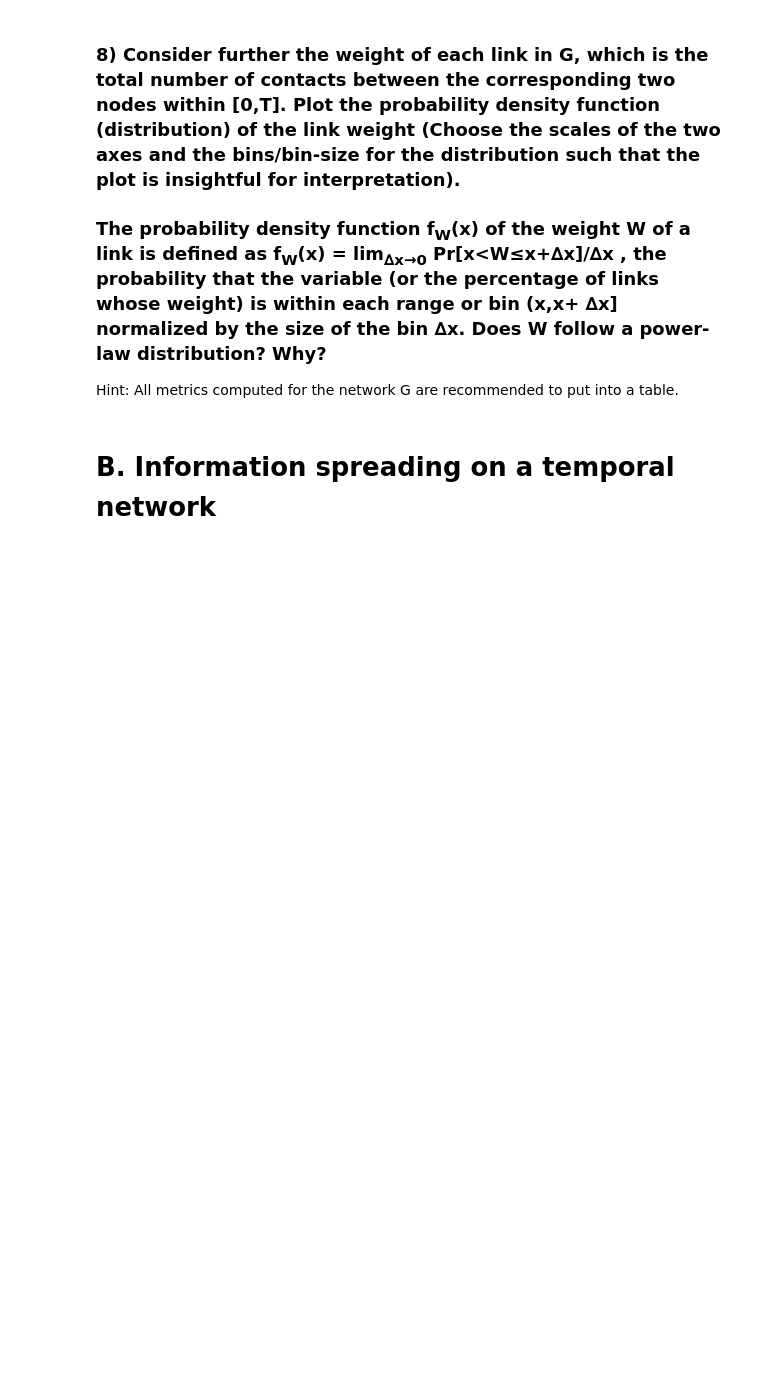
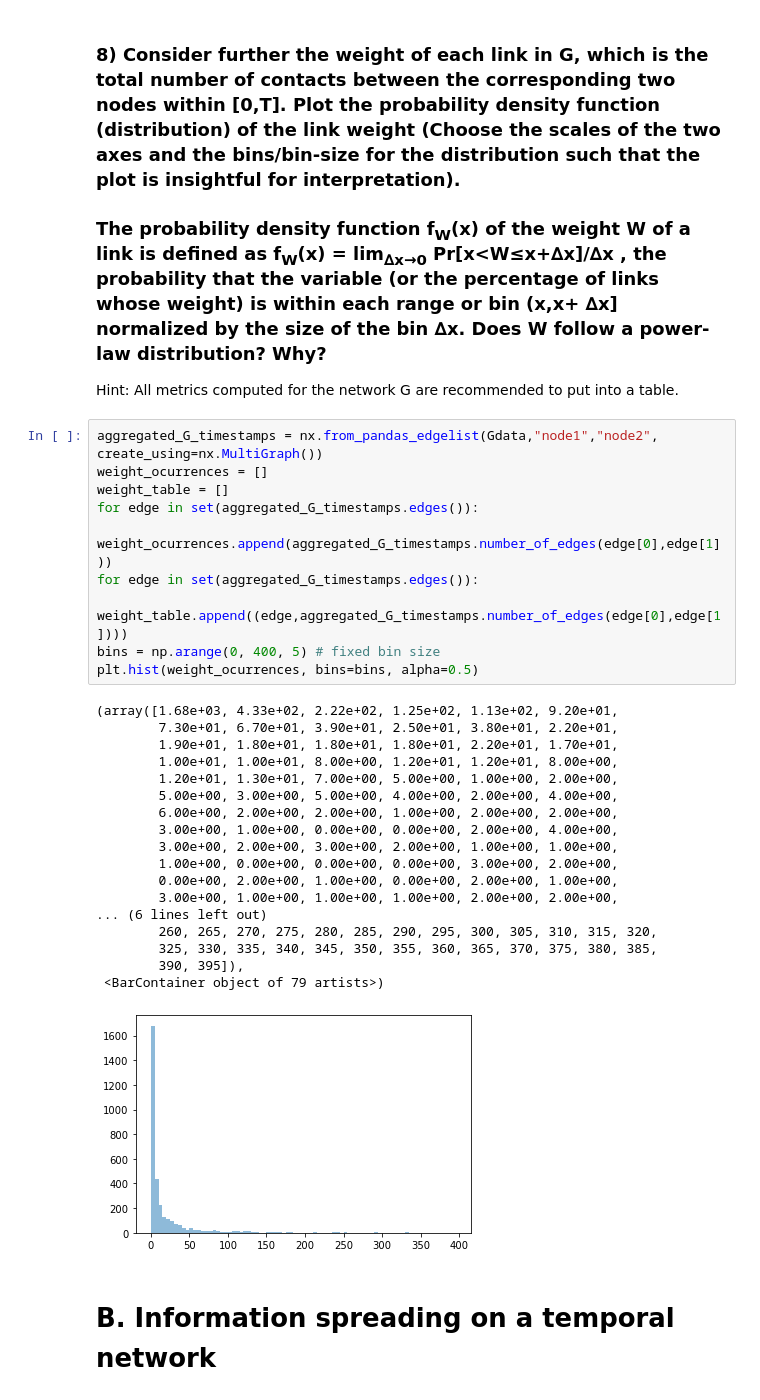
Before and after one commit to albertsolaroca/MDAC, a Jupyter notebook: MDAC assignment.ipynb, the cells around one changed output. Saved outputs shown, nothing was run; the diff lists cells and outputs as text; blank space fills up the shorter version.

```diff
--- a/MDAC assignment.ipynb
+++ b/MDAC assignment.ipynb
@@ -115,6 +115,35 @@ Largest eigenvalue: 1.7133206272406944
 ### The probability density function f<sub>W</sub>(x) of the weight W of a link is defined as f<sub>W</sub>(x) = lim<sub>∆x→0</sub> Pr[x<W≤x+∆x]/∆x , the probability that the variable (or the percentage of links whose weight) is within each range or bin (x,x+ ∆x] normalized by the size of the bin ∆x. Does W follow a power-law distribution? Why?
 
 Hint: All metrics computed for the network G are recommended to put into a table.
+# %%
+aggregated_G_timestamps = nx.from_pandas_edgelist(Gdata,"node1","node2", create_using=nx.MultiGraph())
+weight_ocurrences = []
+weight_table = []
+for edge in set(aggregated_G_timestamps.edges()):
+    weight_ocurrences.append(aggregated_G_timestamps.number_of_edges(edge[0],edge[1]))
+for edge in set(aggregated_G_timestamps.edges()):
+    weight_table.append((edge,aggregated_G_timestamps.number_of_edges(edge[0],edge[1])))
+bins = np.arange(0, 400, 5) # fixed bin size
+plt.hist(weight_ocurrences, bins=bins, alpha=0.5)
+# %% [output]
+(array([1.68e+03, 4.33e+02, 2.22e+02, 1.25e+02, 1.13e+02, 9.20e+01,
+        7.30e+01, 6.70e+01, 3.90e+01, 2.50e+01, 3.80e+01, 2.20e+01,
+        1.90e+01, 1.80e+01, 1.80e+01, 1.80e+01, 2.20e+01, 1.70e+01,
+        1.00e+01, 1.00e+01, 8.00e+00, 1.20e+01, 1.20e+01, 8.00e+00,
+        1.20e+01, 1.30e+01, 7.00e+00, 5.00e+00, 1.00e+00, 2.00e+00,
+        5.00e+00, 3.00e+00, 5.00e+00, 4.00e+00, 2.00e+00, 4.00e+00,
+        6.00e+00, 2.00e+00, 2.00e+00, 1.00e+00, 2.00e+00, 2.00e+00,
+        3.00e+00, 1.00e+00, 0.00e+00, 0.00e+00, 2.00e+00, 4.00e+00,
+        3.00e+00, 2.00e+00, 3.00e+00, 2.00e+00, 1.00e+00, 1.00e+00,
+        1.00e+00, 0.00e+00, 0.00e+00, 0.00e+00, 3.00e+00, 2.00e+00,
+        0.00e+00, 2.00e+00, 1.00e+00, 0.00e+00, 2.00e+00, 1.00e+00,
+        3.00e+00, 1.00e+00, 1.00e+00, 1.00e+00, 2.00e+00, 2.00e+00,
+... (6 lines left out)
+        260, 265, 270, 275, 280, 285, 290, 295, 300, 305, 310, 315, 320,
+        325, 330, 335, 340, 345, 350, 355, 360, 365, 370, 375, 380, 385,
+        390, 395]),
+ <BarContainer object of 79 artists>)
+[figure, added]
 # %% [markdown]
 # B. Information spreading on a temporal network
 # %% [markdown]
```
Also changed, not shown: parts of 5 cells of this notebook.
